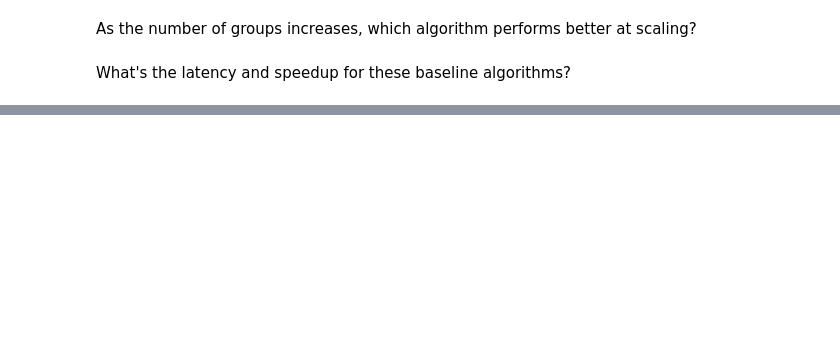
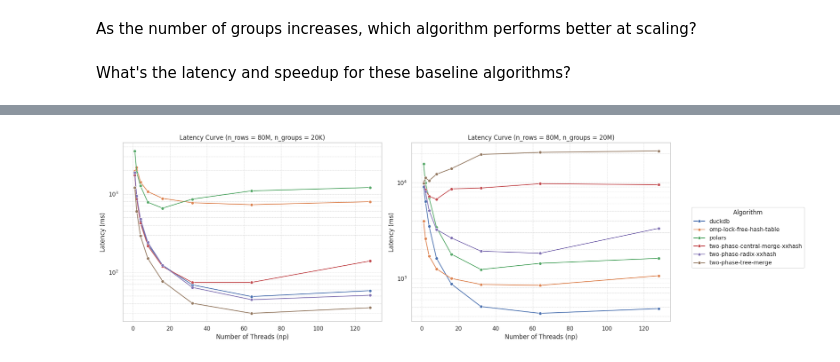
Before and after one commit to haok1402/parallel-groupby, a Jupyter notebook: analyze.ipynb, the cells around one changed output, grey strips where cells are left out. Cells and saved outputs as stored; diff of their text form; code cells hidden in the pictures; blank space fills up the shorter version.

Commit message:
do more plotting in analyze.ipynb

```diff
--- a/analyze.ipynb
+++ b/analyze.ipynb
@@ -100,9 +104,9 @@ for groups in sorted(df["n_groups"].unique()):
     plt.title(f"Latency Curve (n_groups = {format_number(groups)})")
     plt.xlabel("Number of Threads (np)")
     plt.ylabel("Latency (ms)")
-    plt.xscale("log", base=2)
+    plt.yscale("log")
     plt.grid(True, which="both", linestyle="--", linewidth=0.5)
-    plt.legend(title="Algorithm", frameon=True)
+    plt.legend(title="Algorithm")
     plt.tight_layout()
     plt.savefig(f"results/latency_curve_ngroups_{format_number(groups)}.png", dpi=300)
     plt.show()
@@ -113,0 +113,29 @@ for groups in sorted(df["n_groups"].unique()):
+# %%
+import matplotlib.pyplot as plt
+import seaborn as sns
+
+def format_number(n):
+    if n >= 1_000_000_000: return f"{n//1_000_000}B"
+    if n >= 1_000_000: return f"{n//1_000_000}M"
+    if n >= 1_000: return f"{n//1_000}K"
+    return str(n)
+
+sns.set_theme(style="whitegrid")
+fig, axes = plt.subplots(1, 2, figsize=(16, 6), gridspec_kw={'width_ratios': [1, 1]})
+lines, labels = [], []
+for ax, groups in zip(axes, [20_000, 20_000_000]):
+    subset = df[df["n_groups"] == groups]
+    line = sns.lineplot(data=subset, x="np", y="latency", hue="algorithm", marker="o", ax=ax)
+    ax.set_title(f"Latency Curve (n_rows = 80M, n_groups = {format_number(groups)})")
+    ax.set_xlabel("Number of Threads (np)")
+    ax.set_ylabel("Latency (ms)")
+    ax.set_yscale("log")
+    ax.grid(True, which="both", linestyle="--", linewidth=0.5)
+    if not lines and not labels: lines, labels = ax.get_legend_handles_labels()
+    ax.legend_.remove()
+fig.legend(lines, labels, title="Algorithm", loc="center left", bbox_to_anchor=(1.02, 0.5))
+plt.tight_layout()
+plt.savefig("results/latency_curve_ngroups_20K_20M.png", dpi=300, bbox_inches='tight')
+plt.show()
+# %% [output]
+[figure, added]
```
Also changed, not shown: parts of 2 cells of this notebook.
